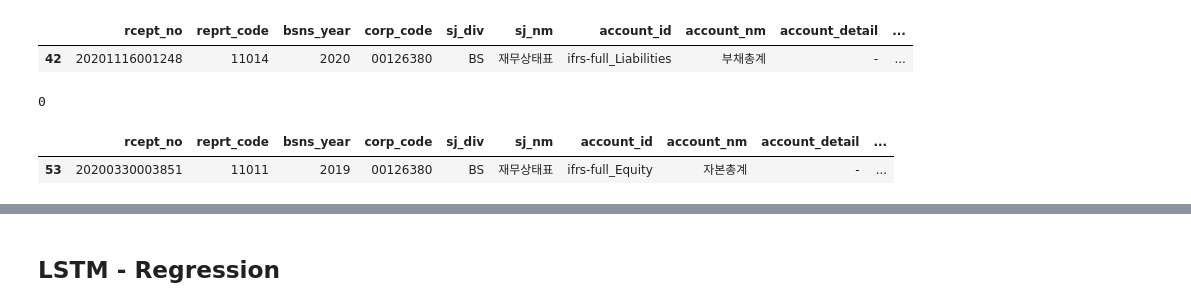
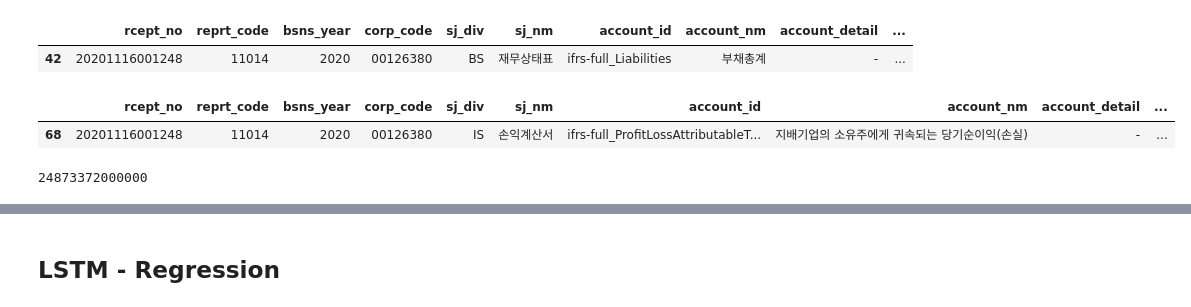
Before and after one commit to chaerui7967/stock_predict_news_and_youtube, a Jupyter notebook: lstm/삼성전자_주식_lstm.ipynb, the cells around one changed output, grey strips where cells are left out. Cells and saved outputs as stored; diff of their text form; code cells hidden in the pictures.

```diff
--- a/lstm/삼성전자_주식_lstm.ipynb
+++ b/lstm/삼성전자_주식_lstm.ipynb
@@ -543,9 +537,5 @@ fs = dart.finstate_all(corp='005930', bsns_year = '2019')
-# %%
-len(fs[fs.bsns_year == '2020'])
-# %% [output]
-0
 # %%
-fs.loc[fs['sj_div'].isin(['BS']) & fs['account_id'].isin(['ifrs-full_Equity']), ]
+fs_2020_3Q.loc[fs_2020_3Q['sj_div'].isin(['IS']) & fs_2020_3Q['account_id'].isin(['ifrs-full_ProfitLossAttributableToOwnersOfParent']), ]
 # %% [output]
 |  | rcept_no | reprt_code | bsns_year | corp_code | sj_div | sj_nm | account_id | account_nm | account_detail | ... |
-| 53 | 20200330003851 | 11011 | 2019 | 00126380 | BS | 재무상태표 | ifrs-full_Equity | 자본총계 | - | ... |
+| 68 | 20201116001248 | 11014 | 2020 | 00126380 | IS | 손익계산서 | ifrs-full_ProfitLossAttributableT... | 지배기업의 소유주에게 귀속되는 당기순이익(손실) | - | ... |
@@ -551,0 +547,11 @@ fs.loc[fs['sj_div'].isin(['BS']) & fs['account_id'].isin(['ifrs-full_Equity']),
+# %%
+# 2019 4분기 ~ 2020 3분기까지의 당기순이익의 합을 구하려면 2019년 4분기 당기순이익과 2020년 1분기 ~ 3분기 당기순이익의 합을 알아여함
+# 2020년 1분기 ~ 3분기 당기순이익의 합은 2020년 3분기 손익계산서에서 'thstrm_add_amount' 값을 가져오면 되고
+# 2019년 4분기 당기순이익은 2019년 전체 당기순이익에서 2019년 1분기 ~ 3분기 당기순이익의 합을 빼서 구할 수 있음
+profit_2019_3Q = int(fs_2020_3Q.loc[fs_2020_3Q['sj_div'].isin(['IS']) & fs_2020_3Q['account_id'].isin(['ifrs-full_ProfitLossAttributableToOwnersOfParent']), 'frmtrm_add_amount'].replace(",", "")) # 당기순이익
+profit_2019 = int(fs_2019.loc[fs_2019['sj_div'].isin(['IS']) & fs_2019['account_id'].isin(['ifrs-full_ProfitLossAttributableToOwnersOfParent']), 'thstrm_amount'].replace(",", "")) # 당기순이익
+profit_2020_3Q = int(fs_2020_3Q.loc[fs_2020_3Q['sj_div'].isin(['IS']) & fs_2020_3Q['account_id'].isin(['ifrs-full_ProfitLossAttributableToOwnersOfParent']), 'thstrm_add_amount'].replace(",", "")) # 당기순이익
+profit = (profit_2019-profit_2019_3Q) + profit_2020_3Q
+profit
+# %% [output]
+24873372000000
```
Also changed, not shown: parts of 49 cells of this notebook.
